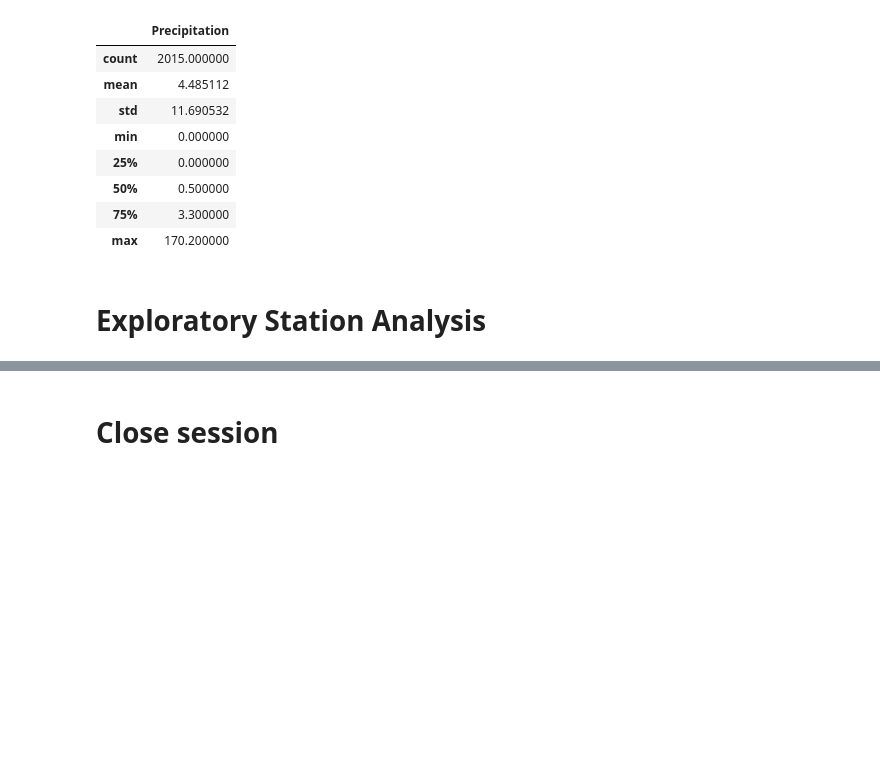
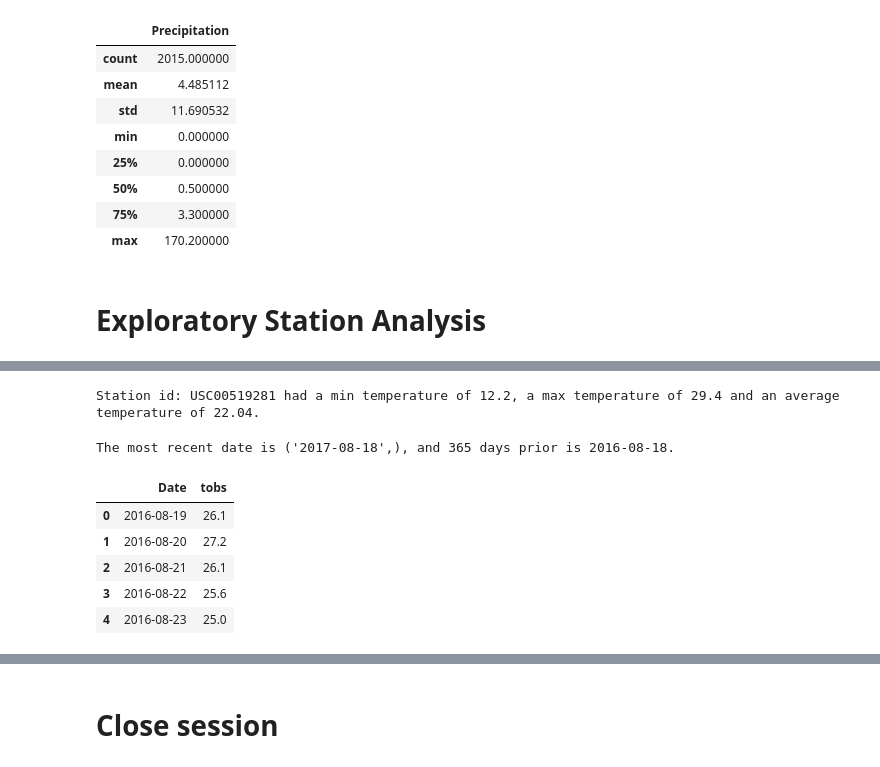
Before and after one commit to joshmartin33/sqlalchemy-challenge, a Jupyter notebook: SurfsUp/climate_starter.ipynb, the cells around one changed output, grey strips where cells are left out. Saved outputs shown, nothing was run; the diff lists cells and outputs as text; code cells hidden in the pictures; blank space fills up the shorter version.

```diff
--- a/SurfsUp/climate_starter.ipynb
+++ b/SurfsUp/climate_starter.ipynb
@@ -134,0 +152,49 @@ prcp_df.describe()
+# %%
+# Using the most active station id from the previous query, calculate the lowest, highest, and average temperature.
+station_query = session.query(Measurement.station, func.min(Measurement.tobs)\
+                , func.max(Measurement.tobs)\
+                , func.round(func.AVG(Measurement.tobs),2))\
+                .filter(Measurement.station == "USC00519281")\
+                .all()
+
+# Print query result
+for record in station_query:
+    (id, min, max, mean) = record
+    print(f"Station id: {id} had a min temperature of {min}, a max temperature of {max} and an average temperature of {mean}.")
+# %% [output]
+Station id: USC00519281 had a min temperature of 12.2, a max temperature of 29.4 and an average temperature of 22.04.
+# %%
+# Quering to get the most recent date recorded for station USC00519281
+recent_date_query_station = session.query(Measurement.date)\
+                            .filter(Measurement.station == "USC00519281")\
+                            .order_by(Measurement.date.desc())\
+                            .first()
+
+# Calculating 365 days prior to the recent date
+year_from_recent = dt.date(2017, 8, 18) - dt.timedelta(days=365)
+
+# Print output
+print(f"The most recent date is {recent_date_query_station}, and 365 days prior is {year_from_recent}.")
+# %% [output]
+The most recent date is ('2017-08-18',), and 365 days prior is 2016-08-18.
+# %%
+# Query the last 12 months of temperature observation data for station ID USC00519281
+year_query_data_station = session.query(Measurement.date, Measurement.tobs)\
+                        .filter(Measurement.station == "USC00519281")\
+                        .filter(Measurement.date > '2016-08-18')\
+                        .filter(Measurement.date <= '2017-08-18')\
+                        .order_by(Measurement.date)\
+                        .all()
+
+# Putting queried data into a Pandas DataFrame
+frequent_station_df = pd.DataFrame(year_query_data_station, columns=["Date", "tobs"])
+
+# Print head
+frequent_station_df.head(5)
+# %% [output]
+|  | Date | tobs |
+| 0 | 2016-08-19 | 26.1 |
+| 1 | 2016-08-20 | 27.2 |
+| 2 | 2016-08-21 | 26.1 |
+| 3 | 2016-08-22 | 25.6 |
+| 4 | 2016-08-23 | 25.0 |
```
Also changed, not shown: parts of 12 cells of this notebook.
